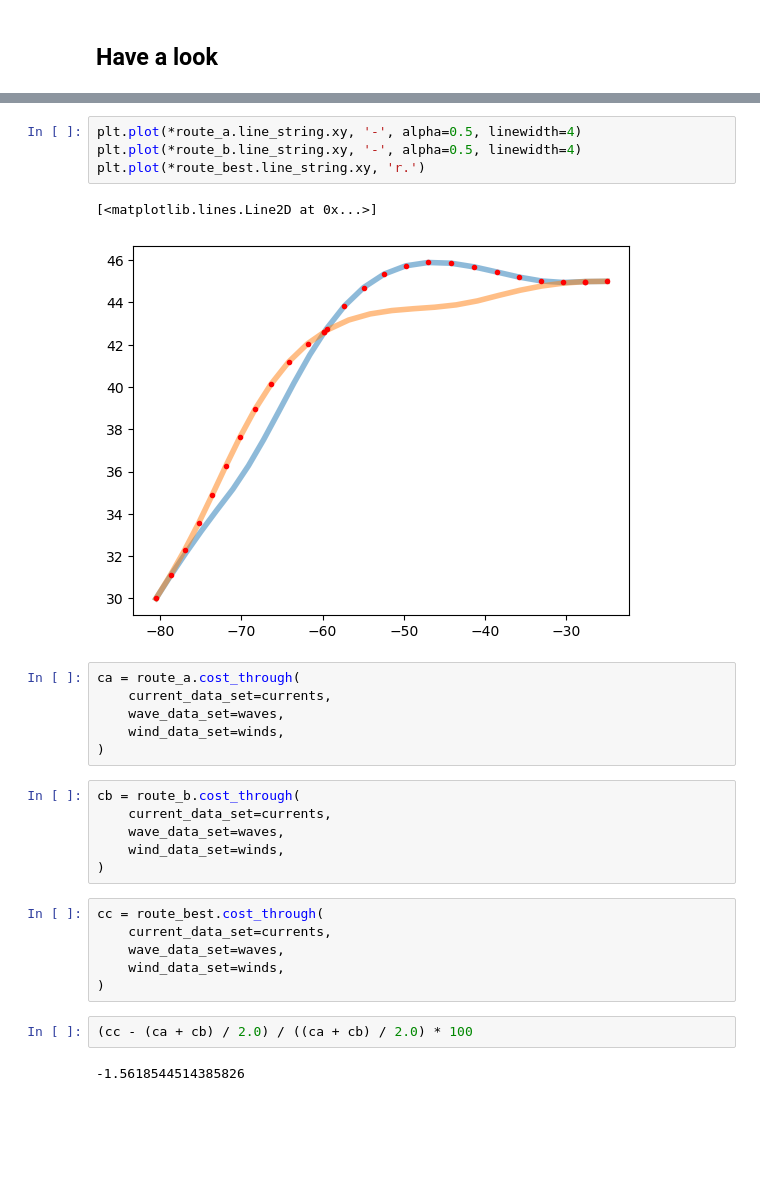
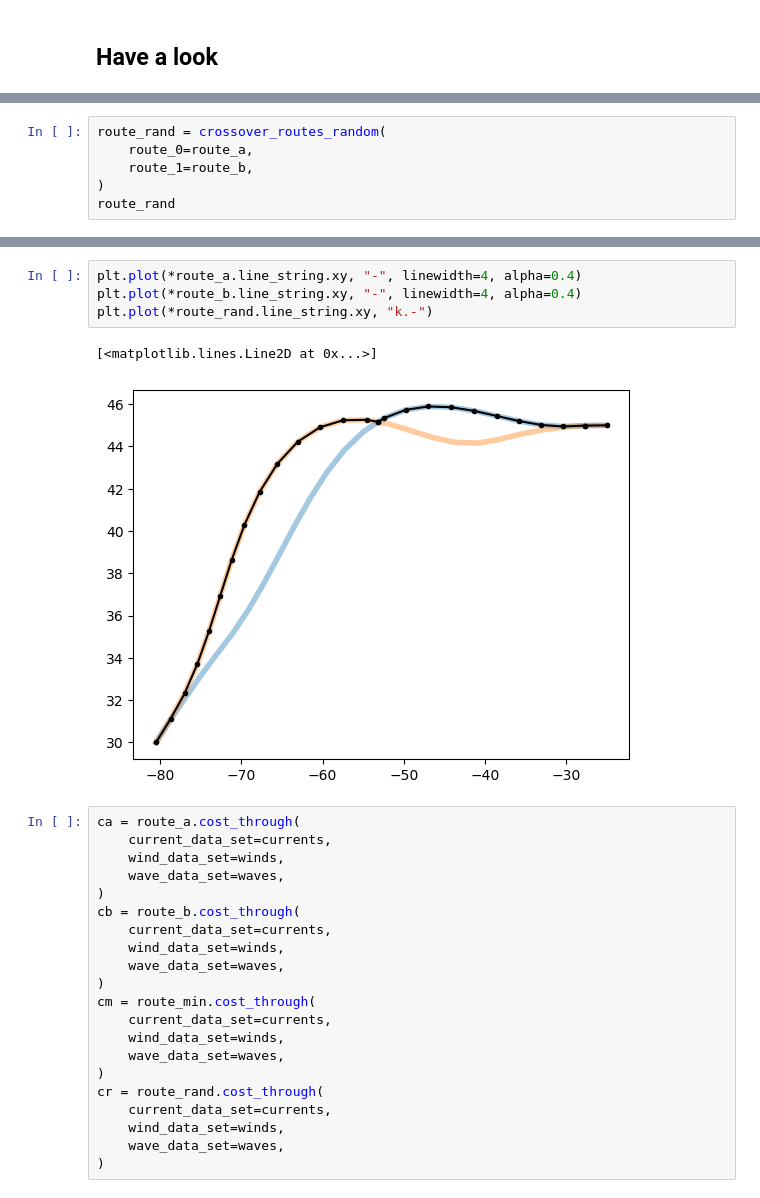
Before and after one commit to willirath/ship_routing, a Jupyter notebook: doc/examples/ship_routing_example_genetic.ipynb, the cells around one changed output, grey strips where cells are left out. Saved outputs shown, nothing was run; the diff lists cells and outputs as text; blank space fills up the shorter version.

```diff
--- a/doc/examples/ship_routing_example_genetic.ipynb
+++ b/doc/examples/ship_routing_example_genetic.ipynb
@@ -260,0 +277,6 @@ route_b = routes[p_b]
+# %%
+route_rand = crossover_routes_random(
+    route_0=route_a,
+    route_1=route_b,
+)
+route_rand
@@ -307,29 +292,28 @@ route_best = route_best.remove_consecutive_duplicate_timesteps()
-# %%
-plt.plot(*route_a.line_string.xy, '-', alpha=0.5, linewidth=4)
-plt.plot(*route_b.line_string.xy, '-', alpha=0.5, linewidth=4)
-plt.plot(*route_best.line_string.xy, 'r.')
-# %% [output]
-[<matplotlib.lines.Line2D at 0x...>]
-[figure, removed]
-# %%
-ca = route_a.cost_through(
-    current_data_set=currents,
-    wave_data_set=waves,
-    wind_data_set=winds,
-)
-# %%
-cb = route_b.cost_through(
-    current_data_set=currents,
-    wave_data_set=waves,
-    wind_data_set=winds,
-)
-# %%
-cc = route_best.cost_through(
-    current_data_set=currents,
-    wave_data_set=waves,
-    wind_data_set=winds,
-)
-# %%
-(cc - (ca + cb) / 2.0) / ((ca + cb) / 2.0) * 100
-# %% [output]
--1.5618544514385826
+# %%
+plt.plot(*route_a.line_string.xy, "-", linewidth=4, alpha=0.4)
+plt.plot(*route_b.line_string.xy, "-", linewidth=4, alpha=0.4)
+plt.plot(*route_rand.line_string.xy, "k.-")
+# %% [output]
+[<matplotlib.lines.Line2D at 0x...>]
+[figure, added]
+# %%
+ca = route_a.cost_through(
+    current_data_set=currents,
+    wind_data_set=winds,
+    wave_data_set=waves,
+)
+cb = route_b.cost_through(
+    current_data_set=currents,
+    wind_data_set=winds,
+    wave_data_set=waves,
+)
+cm = route_min.cost_through(
+    current_data_set=currents,
+    wind_data_set=winds,
+    wave_data_set=waves,
+)
+cr = route_rand.cost_through(
+    current_data_set=currents,
+    wind_data_set=winds,
+    wave_data_set=waves,
+)
```
Also changed, not shown: parts of 14 cells of this notebook.
